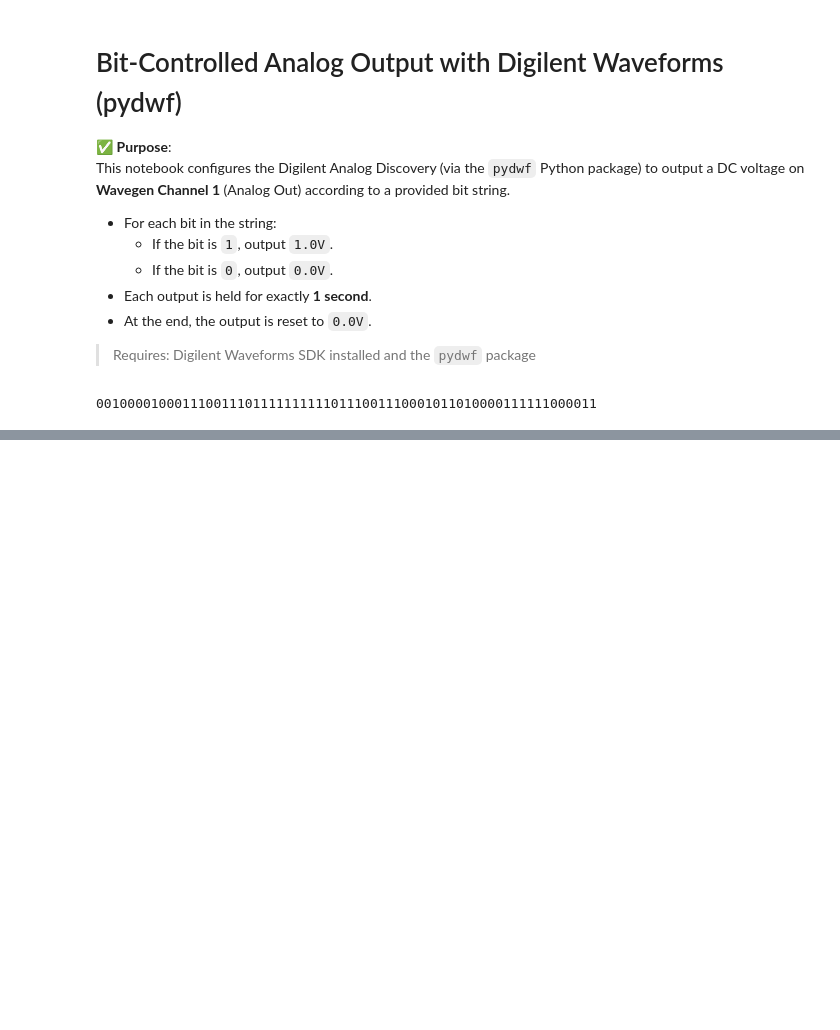
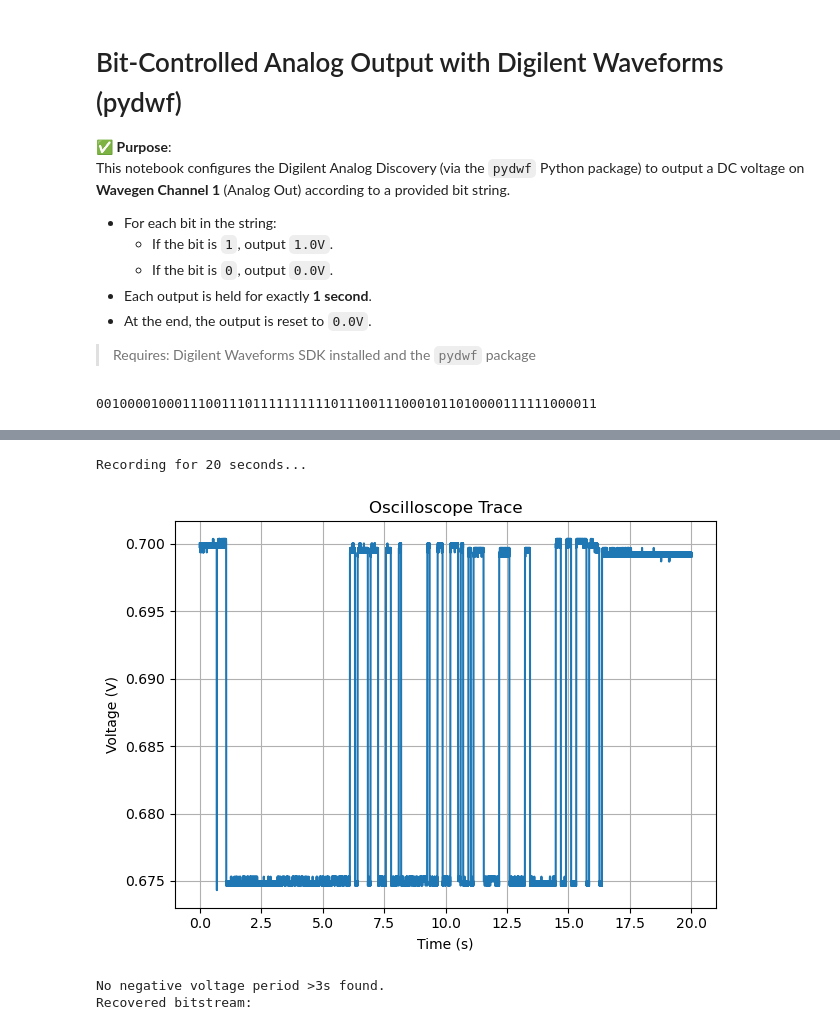
Before and after one commit to Adibanand/Physics111AFinalProject, a Jupyter notebook: bit_controlled_output.ipynb, the cells around one changed output, grey strips where cells are left out. Saved outputs shown, nothing was run; the diff lists cells and outputs as text; code cells hidden in the pictures; blank space fills up the shorter version.

```diff
--- a/bit_controlled_output.ipynb
+++ b/bit_controlled_output.ipynb
@@ -82,0 +223,5 @@ fig2
+# %%
+t, v = record_scope_trace(duration_sec=20, sample_rate=10000)
+# %% [output]
+Recording for 20 seconds...
+[figure, added]
@@ -82,0 +286,6 @@ fig2
+# %%
+bitstream = decode_bitstream_from_trace(t, v, tbit=0.1)
+print("Recovered bitstream:", bitstream)
+# %% [output]
+No negative voltage period >3s found.
+Recovered bitstream:
```
Also changed, not shown: parts of 8 cells of this notebook, 2 other files.
